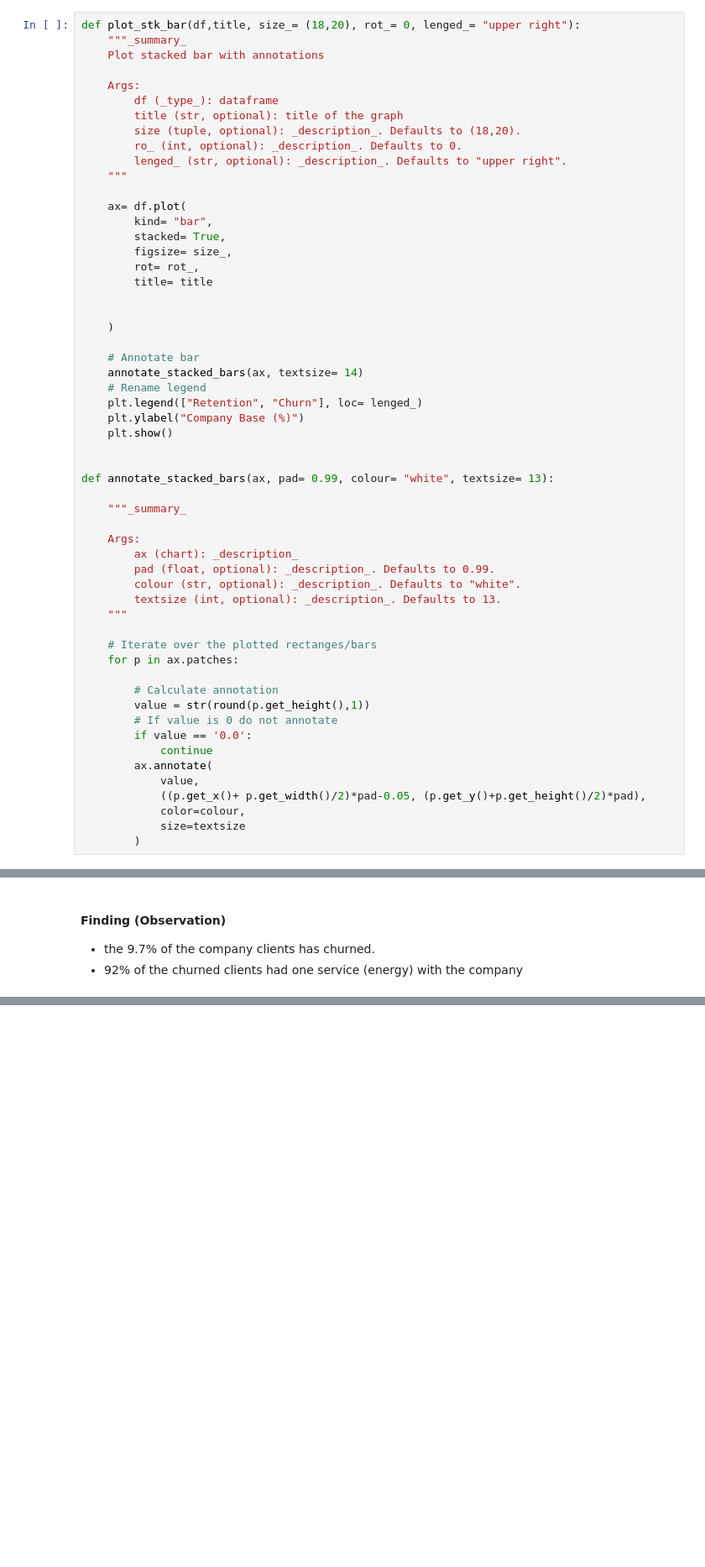
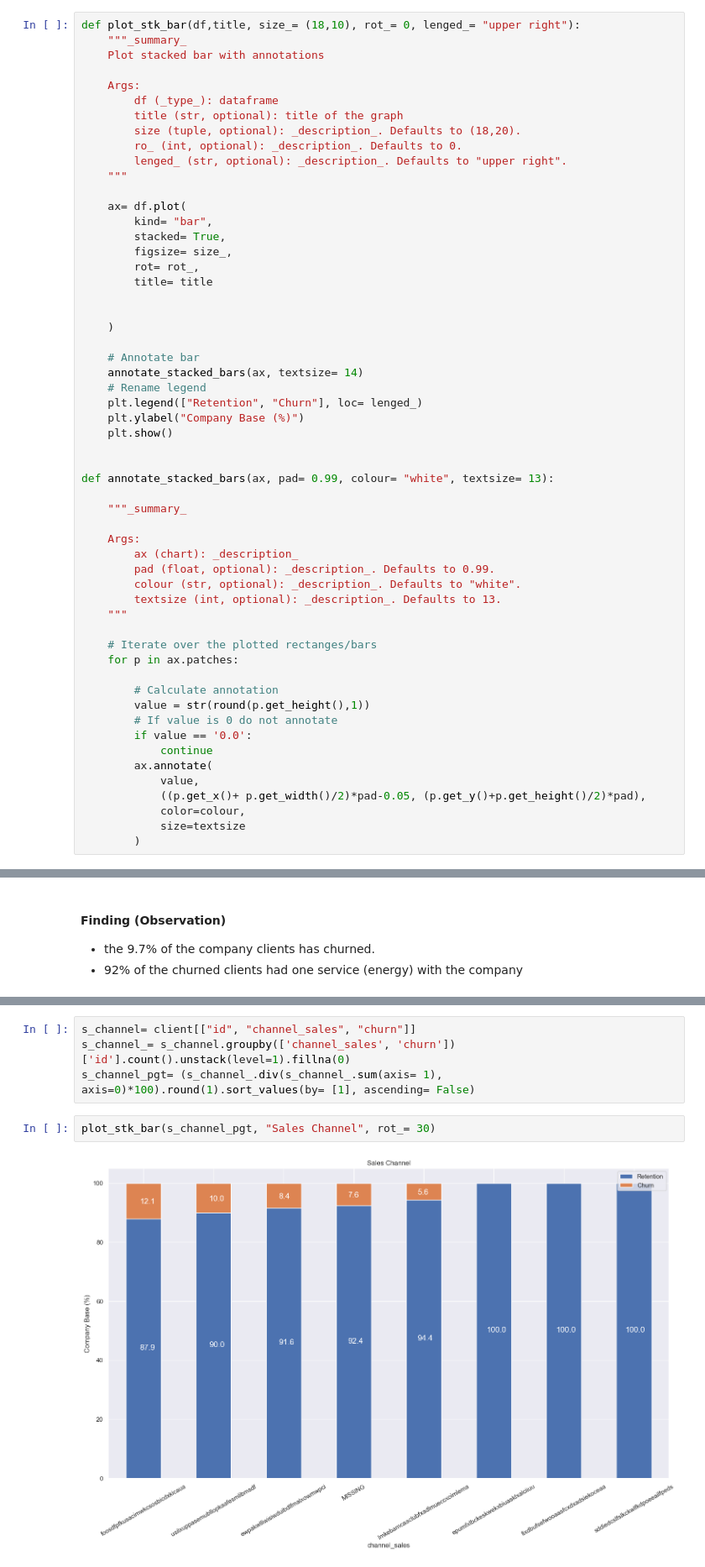
Before and after one commit to RushanerM/Job-Simulation, a Jupyter notebook: Powerco_eda.ipynb, the cells around one changed output, grey strips where cells are left out. Shown at 84% size. Cells and saved outputs as stored; diff of their text form; blank space fills up the shorter version.

Commit message:
Adding a futher feature analysis of channel sales

```diff
--- a/Powerco_eda.ipynb
+++ b/Powerco_eda.ipynb
@@ -148,7 +148,7 @@ Index(['id', 'channel_sales', 'cons_12m', 'cons_gas_12m', 'cons_last_month',
        'net_margin', 'num_years_antig', 'origin_up', 'pow_max', 'churn'],
       dtype='object')
 # %%
-def plot_stk_bar(df,title, size_= (18,20), rot_= 0, lenged_= "upper right"):
+def plot_stk_bar(df,title, size_= (18,10), rot_= 0, lenged_= "upper right"):
     """_summary_
     Plot stacked bar with annotations
 
@@ -247,0 +245,8 @@ churn_pgt.transpose()
+# %%
+s_channel= client[["id", "channel_sales", "churn"]]
+s_channel_= s_channel.groupby(['channel_sales', 'churn']) ['id'].count().unstack(level=1).fillna(0)
+s_channel_pgt= (s_channel_.div(s_channel_.sum(axis= 1), axis=0)*100).round(1).sort_values(by= [1], ascending= False)
+# %%
+plot_stk_bar(s_channel_pgt, "Sales Channel", rot_= 30)
+# %% [output]
+[figure, added]
```
Also changed, not shown: parts of 4 cells of this notebook.
